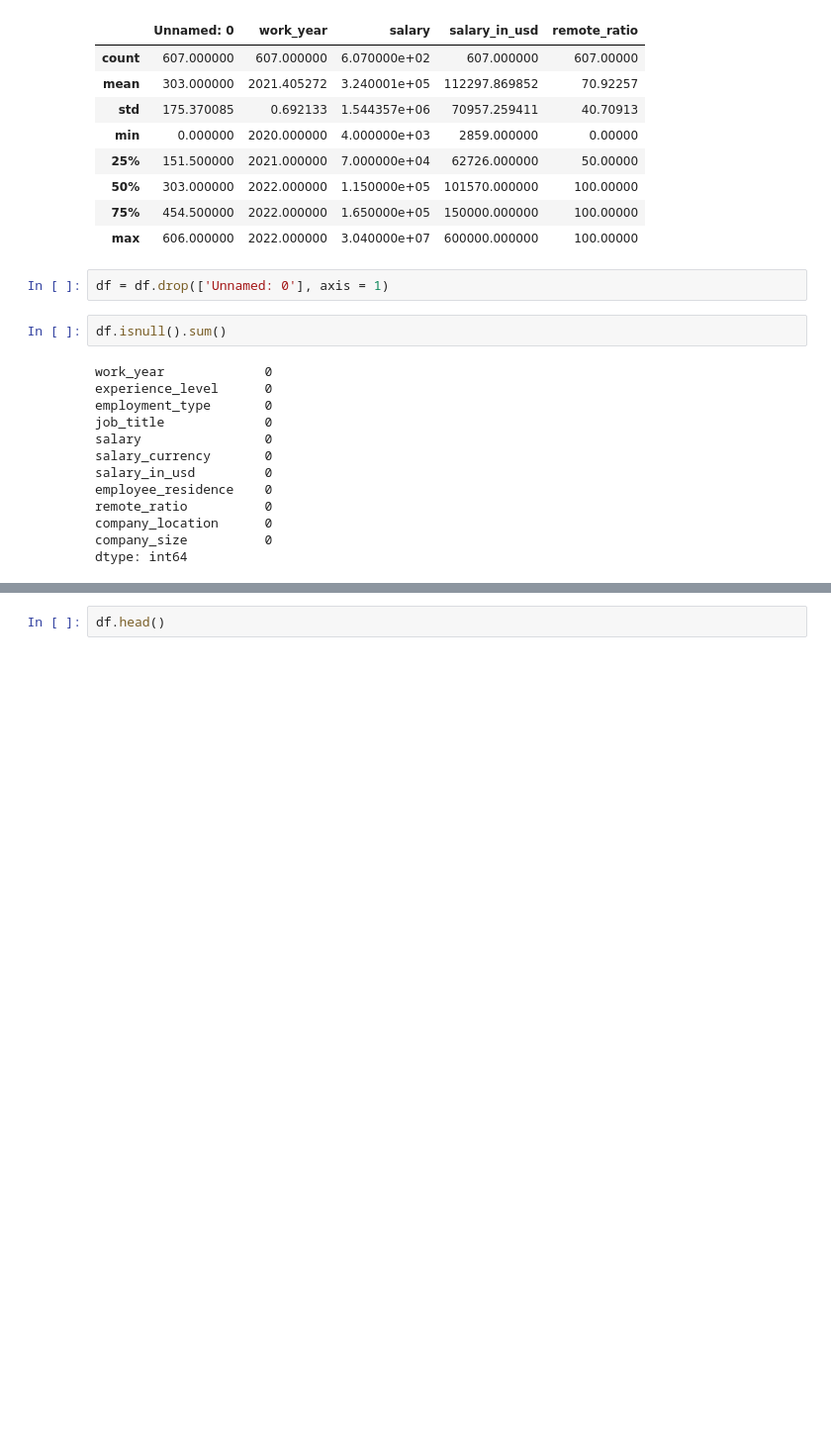
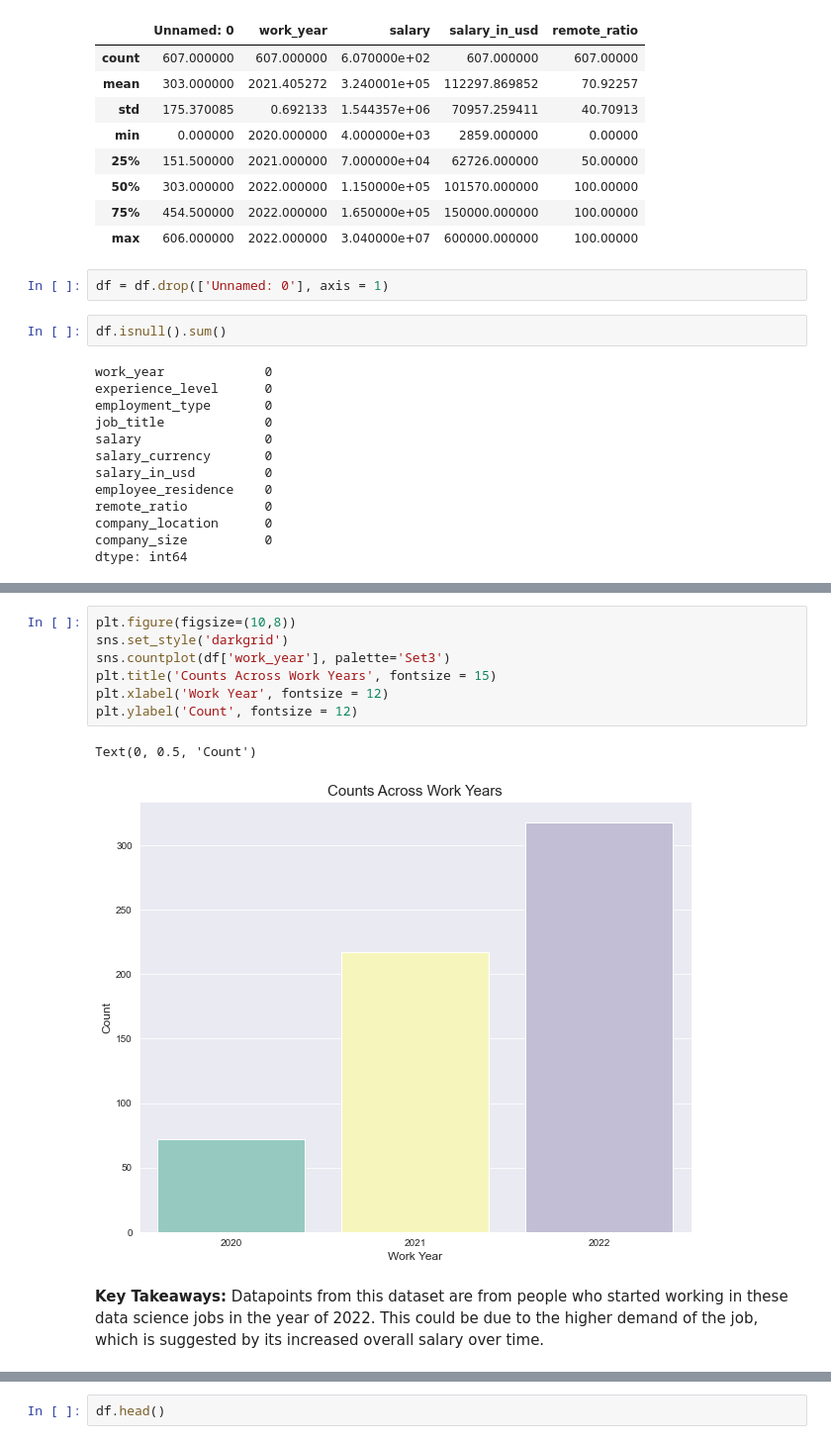
Before and after one commit to leena-kang/DS_Salary_EDA, a Jupyter notebook: EDA_Data_Salary.ipynb, the cells around one changed output, grey strips where cells are left out. Shown at 99% size. Saved outputs shown, nothing was run; the diff lists cells and outputs as text; blank space fills up the shorter version.

```diff
--- a/EDA_Data_Salary.ipynb
+++ b/EDA_Data_Salary.ipynb
@@ -79,0 +92,12 @@ dtype: int64
+# %%
+plt.figure(figsize=(10,8))
+sns.set_style('darkgrid')
+sns.countplot(df['work_year'], palette='Set3')
+plt.title('Counts Across Work Years', fontsize = 15)
+plt.xlabel('Work Year', fontsize = 12)
+plt.ylabel('Count', fontsize = 12)
+# %% [output]
+Text(0, 0.5, 'Count')
+[figure, added]
+# %% [markdown]
+**Key Takeaways:** Datapoints from this dataset are from people who started working in these data science jobs in the year of 2022. This could be due to the higher demand of the job, which is suggested by its increased overall salary over time.
```
Also changed, not shown: parts of 18 cells of this notebook.
